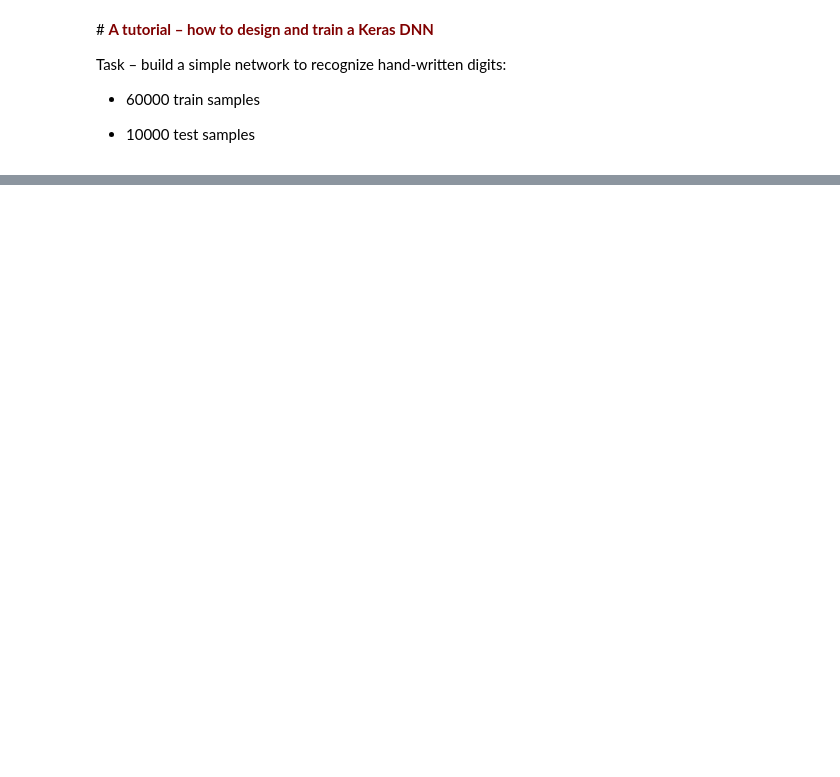
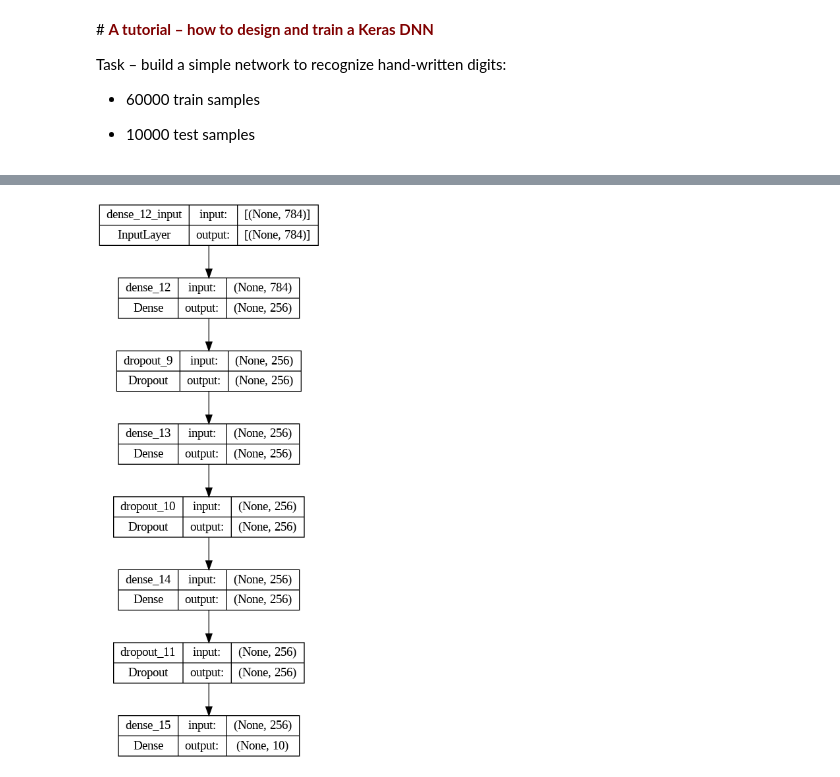
Before and after one commit to marcinwolter/MachineLearning-KISD-2024, a Jupyter notebook: lecture3.ipynb, the cells around one changed output, grey strips where cells are left out. Cells and saved outputs as stored; diff of their text form; code cells hidden in the pictures; blank space fills up the shorter version.

```diff
--- a/lecture3.ipynb
+++ b/lecture3.ipynb
@@ -1104,0 +1540,11 @@ There exists a network with one hidden layer, which makes optimal classification
+# %%
+model = Sequential()
+model.add(Dense(256, activation='relu', input_shape=(784,)))
+model.add(Dropout(0.2))
+model.add(Dense(256, activation='relu'))
+model.add(Dropout(0.2))
+model.add(Dense(256, activation='relu'))
+model.add(Dropout(0.2))
+model.add(Dense(num_classes, activation='softmax'))
+
+model.summary()
@@ -1104,0 +1569,5 @@ There exists a network with one hidden layer, which makes optimal classification
+# %%
+plot_model(model, to_file='model_plot.png', show_shapes=True, show_layer_names=True)
+Image('model_plot.png')
+# %% [output]
+[figure, added]
```
Also changed, not shown: parts of 62 cells of this notebook.
